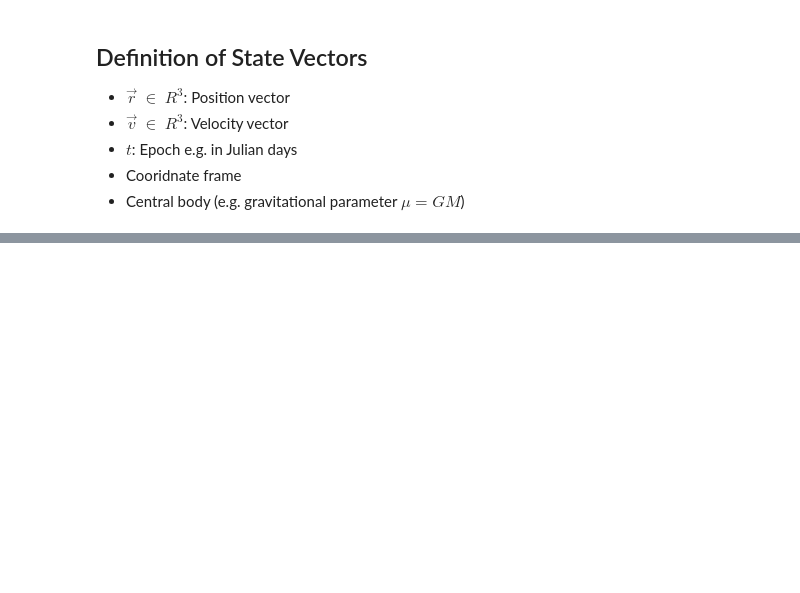
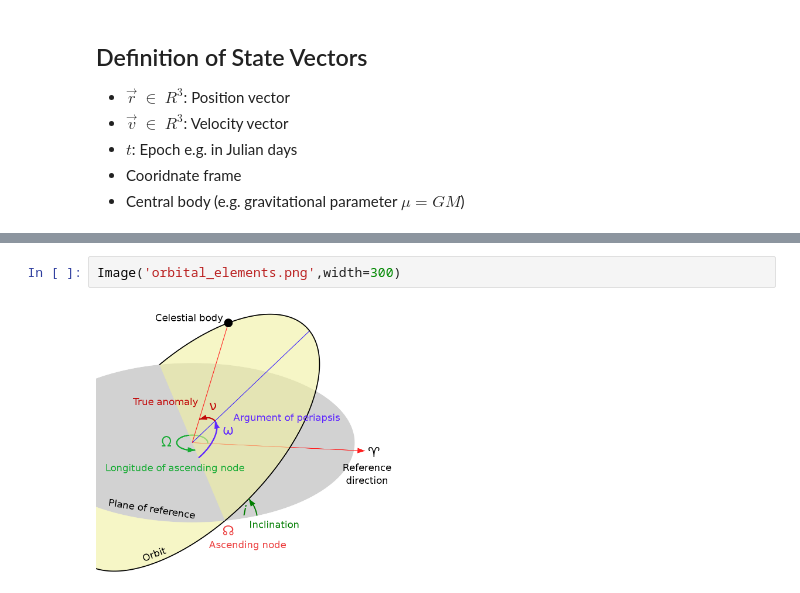
Before and after one commit to CoderHahs/spacex-mission-control, a Jupyter notebook: trajectory_analysis.ipynb, the cells around one changed output, grey strips where cells are left out. Cells and saved outputs as stored; diff of their text form; blank space fills up the shorter version.

```diff
--- a/trajectory_analysis.ipynb
+++ b/trajectory_analysis.ipynb
@@ -39,0 +63,4 @@ iss_v = np.array([
+# %%
+Image('orbital_elements.png',width=300)
+# %% [output]
+[figure, added]
```
Also changed, not shown: parts of 4 cells of this notebook, 1 other file.
